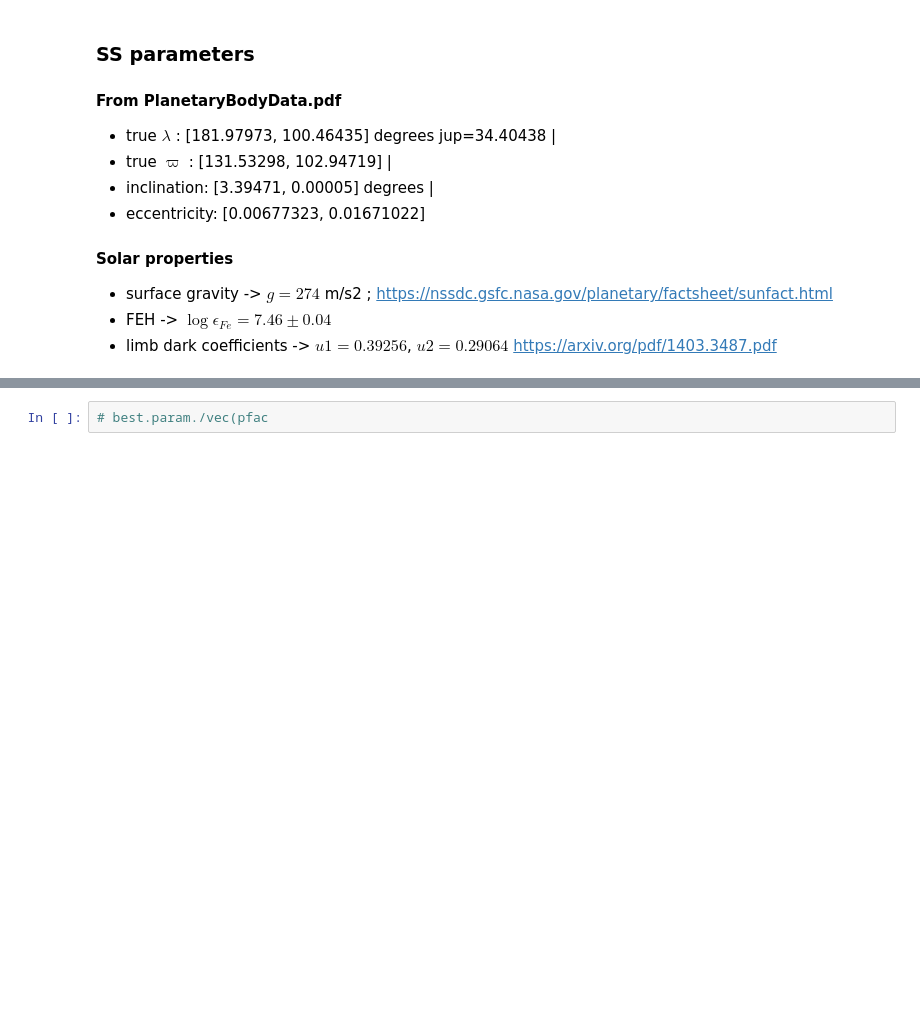
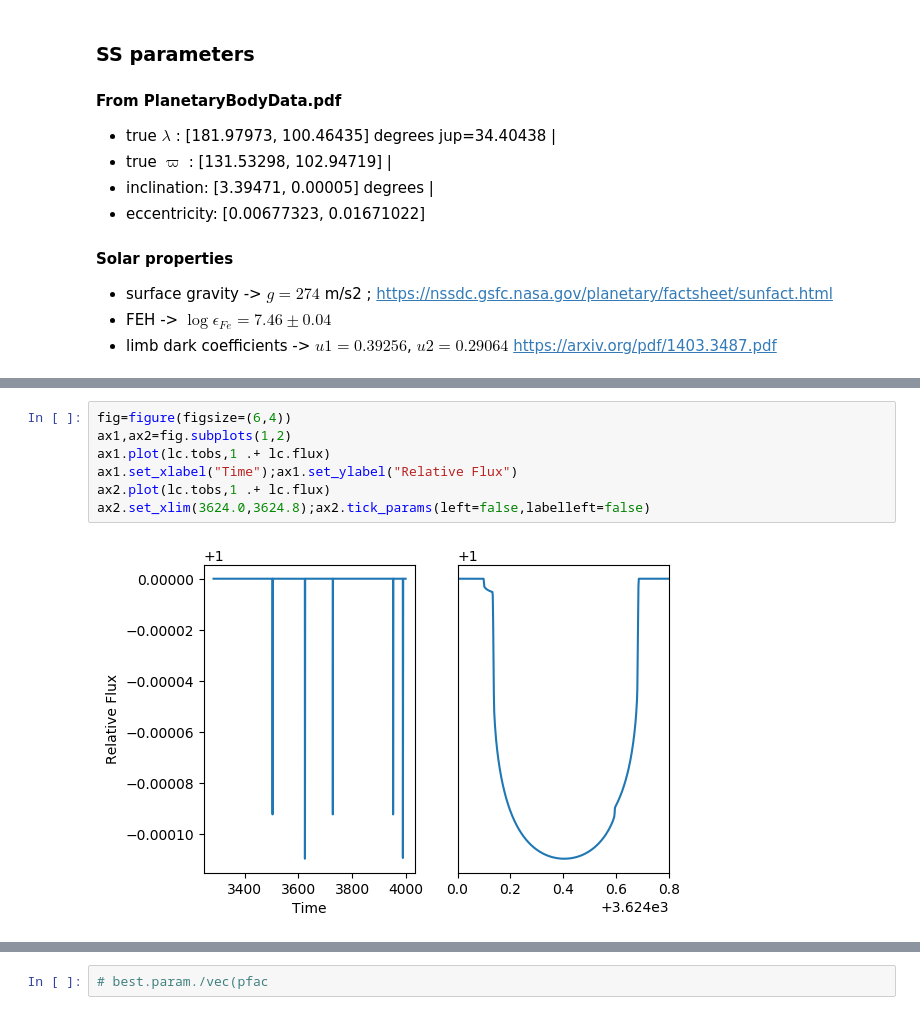
Before and after one commit to bmlindor/ttv_ss, a Jupyter notebook: src/nbody_grad.ipynb, the cells around one changed output, grey strips where cells are left out. Cells and saved outputs as stored; diff of their text form; blank space fills up the shorter version.

Commit message:
nbody curve fit

```diff
--- a/src/nbody_grad.ipynb
+++ b/src/nbody_grad.ipynb
@@ -649,0 +145,9 @@ end
+# %%
+fig=figure(figsize=(6,4))
+ax1,ax2=fig.subplots(1,2)
+ax1.plot(lc.tobs,1 .+ lc.flux)
+ax1.set_xlabel("Time");ax1.set_ylabel("Relative Flux")
+ax2.plot(lc.tobs,1 .+ lc.flux)
+ax2.set_xlim(3624.0,3624.8);ax2.tick_params(left=false,labelleft=false)
+# %% [output]
+[figure, added]
```
Also changed, not shown: parts of 65 cells of this notebook, 5 other files.
